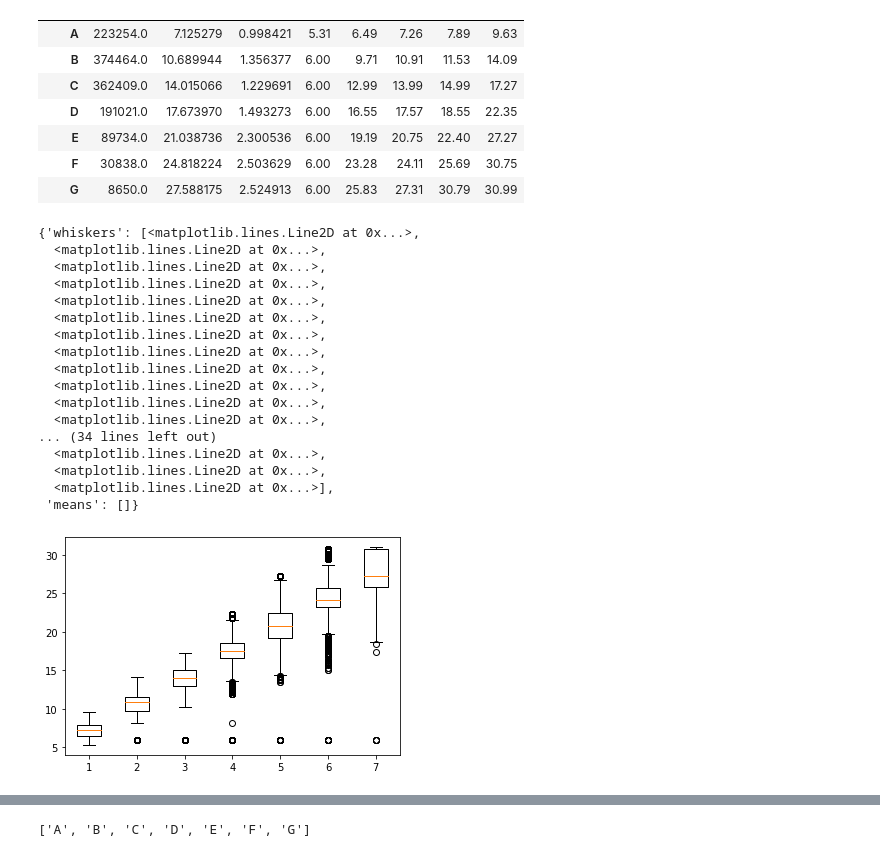
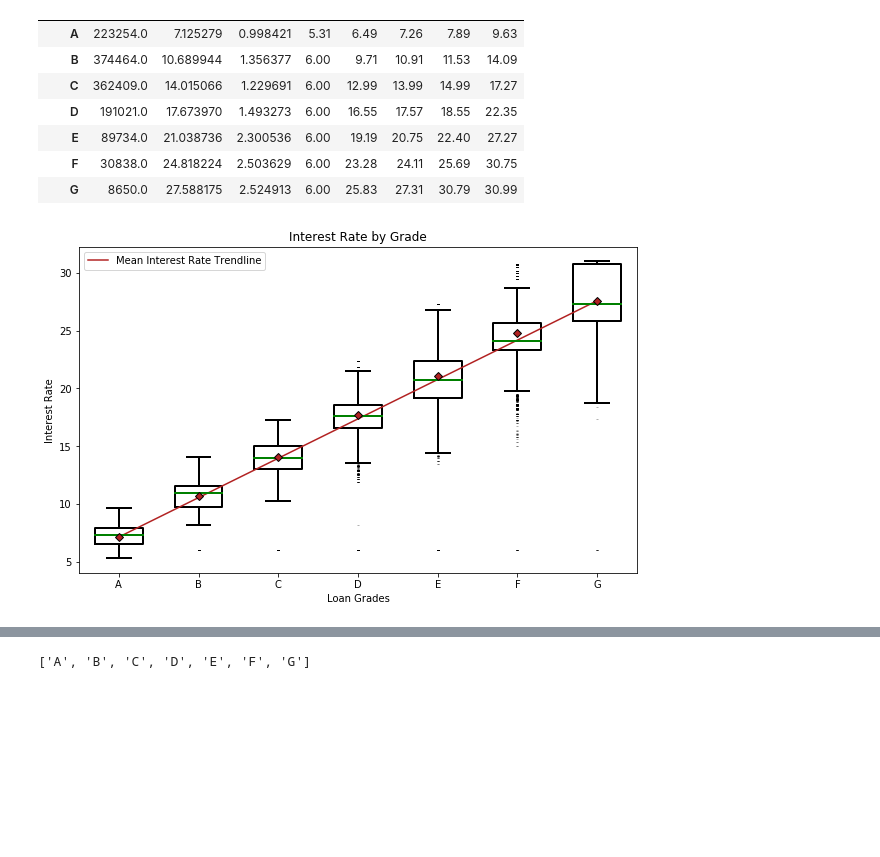
Before and after one commit to ktzioumis/Lending-Club, a Jupyter notebook: Lending-Club.ipynb, the cells around one changed output, grey strips where cells are left out. Cells and saved outputs as stored; diff of their text form; code cells hidden in the pictures; blank space fills up the shorter version.

```diff
--- a/Lending-Club.ipynb
+++ b/Lending-Club.ipynb
@@ -631,34 +677,31 @@ df_complete.groupby('grade')['int_rate'].describe()
 | F | 30838.0 | 24.818224 | 2.503629 | 6.00 | 23.28 | 24.11 | 25.69 | 30.75 |
 | G | 8650.0 | 27.588175 | 2.524913 | 6.00 | 25.83 | 27.31 | 30.79 | 30.99 |
 # %%
+plt.figure(figsize=(10,6))
 plt.boxplot([df_complete.loc[df_complete['grade']=='A']['int_rate'],
              df_complete.loc[df_complete['grade']=='B']['int_rate'],
              df_complete.loc[df_complete['grade']=='C']['int_rate'],
              df_complete.loc[df_complete['grade']=='D']['int_rate'],
              df_complete.loc[df_complete['grade']=='E']['int_rate'],
              df_complete.loc[df_complete['grade']=='F']['int_rate'],
              df_complete.loc[df_complete['grade']=='G']['int_rate']],
-             )
+             showmeans=True, meanprops=dict(marker='D', markeredgecolor='black',markerfacecolor='firebrick'),
+            flierprops=dict(markersize=2,marker='_',alpha=0.3),
+            boxprops=dict(linewidth=2),
+            medianprops=dict(linewidth=2,color='g'),
+            whiskerprops=dict(linewidth=2,),
+            capprops=dict(linewidth=2,),
+            widths=0.6)
+
+plt.plot([1,7],[df_complete.loc[df_complete['grade']=='A']['int_rate'].mean(),df_complete.loc[df_complete['grade']=='G']['int_rate'].mean()],label='Mean Interest Rate Trendline',color='firebrick')
+plt.xticks([1,2,3,4,5,6,7],['A', 'B', 'C', 'D', 'E', 'F', 'G'])
+plt.title('Interest Rate by Grade')
+plt.xlabel('Loan Grades')
+plt.ylabel('Interest Rate')
+plt.legend()
 plt.show()
 # %% [output]
-{'whiskers': [<matplotlib.lines.Line2D at 0x...>,
-  <matplotlib.lines.Line2D at 0x...>,
-  <matplotlib.lines.Line2D at 0x...>,
-  <matplotlib.lines.Line2D at 0x...>,
-  <matplotlib.lines.Line2D at 0x...>,
-  <matplotlib.lines.Line2D at 0x...>,
-  <matplotlib.lines.Line2D at 0x...>,
-  <matplotlib.lines.Line2D at 0x...>,
-  <matplotlib.lines.Line2D at 0x...>,
-  <matplotlib.lines.Line2D at 0x...>,
-  <matplotlib.lines.Line2D at 0x...>,
-  <matplotlib.lines.Line2D at 0x...>,
-... (34 lines left out)
-  <matplotlib.lines.Line2D at 0x...>,
-  <matplotlib.lines.Line2D at 0x...>,
-  <matplotlib.lines.Line2D at 0x...>],
- 'means': []}
-[figure, old version]
+[figure, new version]
 # %%
 plt.bar(df_complete['grade'].value_counts().sort_index().index,df_complete['grade'].value_counts().sort_index().values)
 # %% [output]
```
Also changed, not shown: parts of 25 cells of this notebook, 7 other files.
